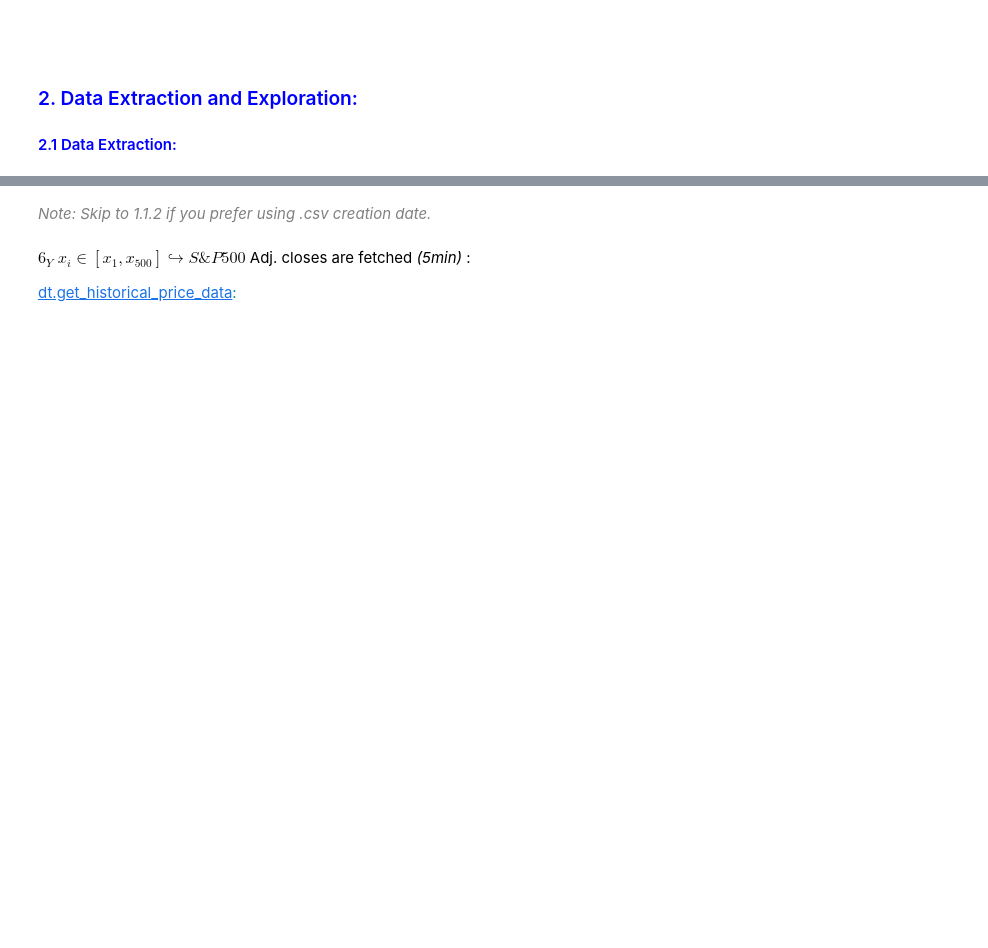
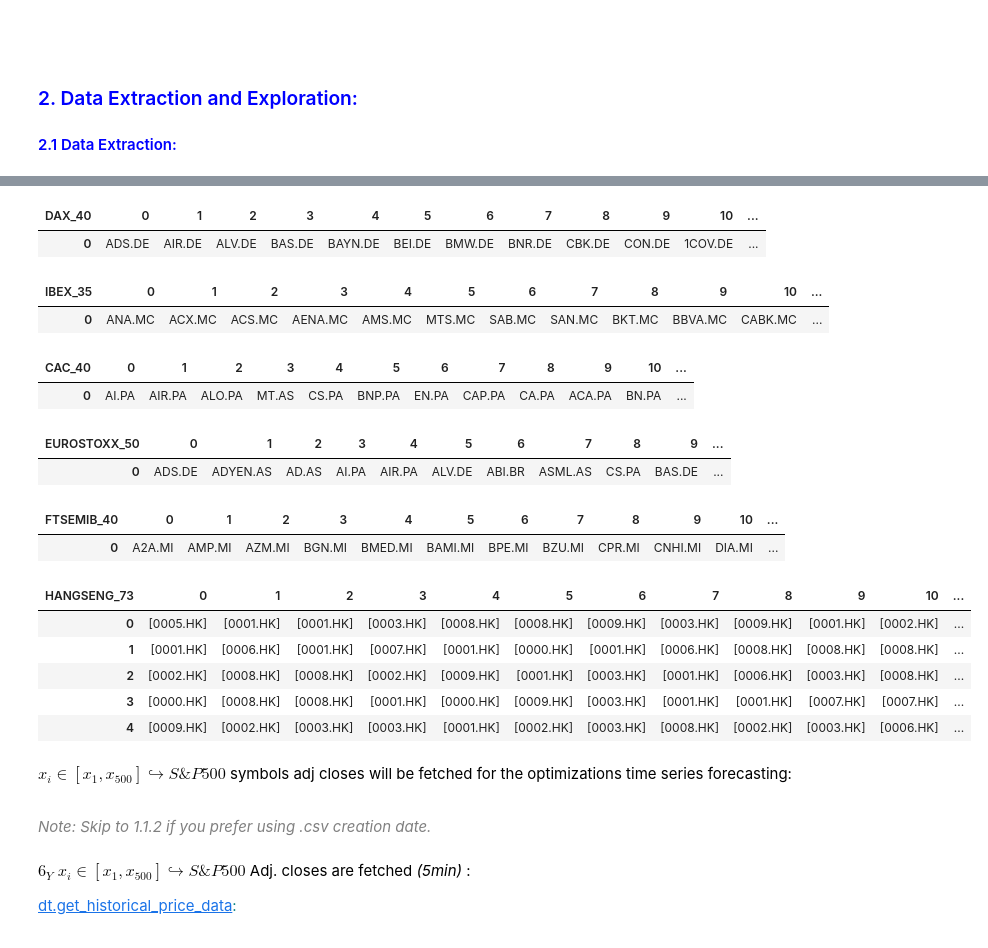
Before and after one commit to EMarquez7/Examen-de-Simulaci-n-2, a Jupyter notebook: SP500-Risk-Optimized-Portfolios-ML.ipynb, the cells around one changed output, grey strips where cells are left out. Saved outputs shown, nothing was run; the diff lists cells and outputs as text; code cells hidden in the pictures; blank space fills up the shorter version.

```diff
--- a/SP500-Risk-Optimized-Portfolios-ML.ipynb
+++ b/SP500-Risk-Optimized-Portfolios-ML.ipynb
@@ -361,3 +401,41 @@ DAX_40
+# %%
+output[6]
+# %% [output]
+| DAX_40 | 0 | 1 | 2 | 3 | 4 | 5 | 6 | 7 | 8 | 9 | 10 | ... |
+| 0 | ADS.DE | AIR.DE | ALV.DE | BAS.DE | BAYN.DE | BEI.DE | BMW.DE | BNR.DE | CBK.DE | CON.DE | 1COV.DE | ... |
+# %%
+output[7]
+# %% [output]
+| IBEX_35 | 0 | 1 | 2 | 3 | 4 | 5 | 6 | 7 | 8 | 9 | 10 | ... |
+| 0 | ANA.MC | ACX.MC | ACS.MC | AENA.MC | AMS.MC | MTS.MC | SAB.MC | SAN.MC | BKT.MC | BBVA.MC | CABK.MC | ... |
+# %%
+output[8]
+# %% [output]
+| CAC_40 | 0 | 1 | 2 | 3 | 4 | 5 | 6 | 7 | 8 | 9 | 10 | ... |
+| 0 | AI.PA | AIR.PA | ALO.PA | MT.AS | CS.PA | BNP.PA | EN.PA | CAP.PA | CA.PA | ACA.PA | BN.PA | ... |
+# %%
+output[9]
+# %% [output]
+| EUROSTOXX_50 | 0 | 1 | 2 | 3 | 4 | 5 | 6 | 7 | 8 | 9 | ... |
+| 0 | ADS.DE | ADYEN.AS | AD.AS | AI.PA | AIR.PA | ALV.DE | ABI.BR | ASML.AS | CS.PA | BAS.DE | ... |
+# %%
+output[10]
+# %% [output]
+| FTSEMIB_40 | 0 | 1 | 2 | 3 | 4 | 5 | 6 | 7 | 8 | 9 | 10 | ... |
+| 0 | A2A.MI | AMP.MI | AZM.MI | BGN.MI | BMED.MI | BAMI.MI | BPE.MI | BZU.MI | CPR.MI | CNHI.MI | DIA.MI | ... |
+# %%
+output[11]
+# %% [output]
+| HANGSENG_73 | 0 | 1 | 2 | 3 | 4 | 5 | 6 | 7 | 8 | 9 | 10 | ... |
+| 0 | [0005.HK] | [0001.HK] | [0001.HK] | [0003.HK] | [0008.HK] | [0008.HK] | [0009.HK] | [0003.HK] | [0009.HK] | [0001.HK] | [0002.HK] | ... |
+| 1 | [0001.HK] | [0006.HK] | [0001.HK] | [0007.HK] | [0001.HK] | [0000.HK] | [0001.HK] | [0006.HK] | [0008.HK] | [0008.HK] | [0008.HK] | ... |
+| 2 | [0002.HK] | [0008.HK] | [0008.HK] | [0002.HK] | [0009.HK] | [0001.HK] | [0003.HK] | [0001.HK] | [0006.HK] | [0003.HK] | [0008.HK] | ... |
+| 3 | [0000.HK] | [0008.HK] | [0008.HK] | [0001.HK] | [0000.HK] | [0009.HK] | [0003.HK] | [0001.HK] | [0001.HK] | [0007.HK] | [0007.HK] | ... |
+| 4 | [0009.HK] | [0002.HK] | [0003.HK] | [0003.HK] | [0001.HK] | [0002.HK] | [0003.HK] | [0008.HK] | [0002.HK] | [0003.HK] | [0006.HK] | ... |
+# %% [markdown]
+<font color= 'black'>
+
+$x_i\in [x_1,x_{500}] \hookrightarrow S\&P500$ symbols adj closes will be fetched for the optimizations time series forecasting: <br>
 # %%
 tickers = fn.SP500_tickers(50)
 tickers[0][:5], tickers[-1][0:5], sum([len(i) for i in tickers])
```
Also changed, not shown: parts of 16 cells of this notebook, 2 other files.
